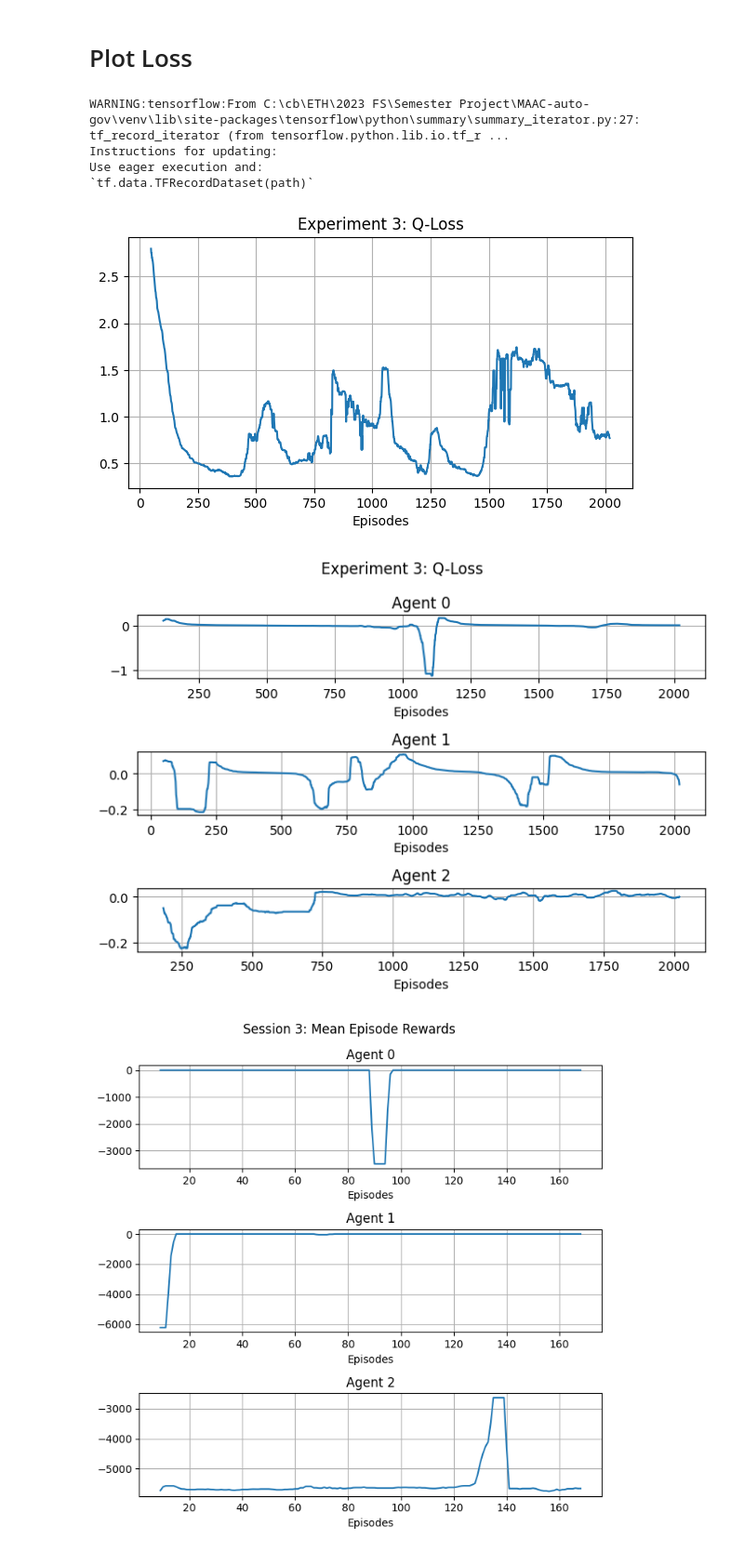
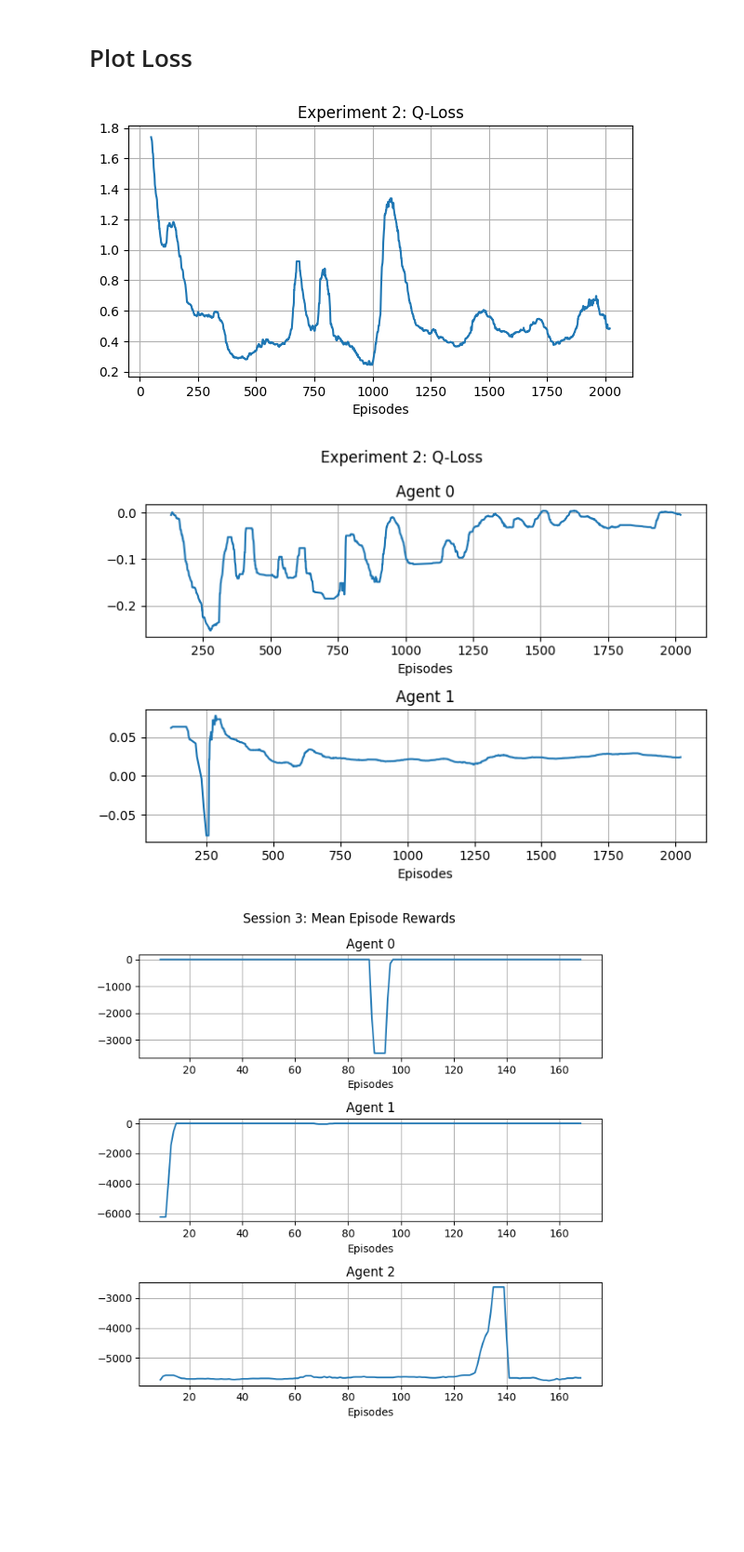
Before and after one commit to buehrerc/MAAC-auto-gov, a Jupyter notebook: analysis/generate_plots.ipynb, the cells around one changed output. Shown: that part at 93% size. Cells and saved outputs as stored; diff of their text form; code cells hidden in the pictures; blank space fills up the shorter version.

```diff
--- a/analysis/generate_plots.ipynb
+++ b/analysis/generate_plots.ipynb
@@ -6,8 +6,8 @@ from generate_plots import convert_tb_data
 # %% [markdown]
 # Plot Loss
 # %%
-SESSION_ID = 3
-RUN_ID = 2
+SESSION_ID = 2
+RUN_ID = 1
 # %%
 def generate_plot(df, col_name, title=None, filter_outliers=False, rolling_mean=False):
     df_filtered = df[df.name == col_name].reset_index(drop=True)
@@ -81,15 +81,11 @@ def plot_agent_reward(session_id, run_id, agent_num, filter_outliers=False):
 # %%
 df = format_plot(SESSION_ID, RUN_ID, rolling_mean=True)
 # %% [output]
-WARNING:tensorflow:From C:\cb\ETH\2023 FS\Semester Project\MAAC-auto-gov\venv\lib\site-packages\tensorflow\python\summary\summary_iterator.py:27: tf_record_iterator (from tensorflow.python.lib.io.tf_r ...
-Instructions for updating:
-Use eager execution and:
-`tf.data.TFRecordDataset(path)`
-[figure, old version]
+[figure, new version]
 # %%
-plot_agent_loss(SESSION_ID, RUN_ID, 3)
+plot_agent_loss(SESSION_ID, RUN_ID, 2)
 # %% [output]
-[figure, old version]
+[figure, new version]
 # %%
 plot_agent_reward(SESSION_ID, RUN_ID, 3)
 # %% [output]
```
Also changed, not shown: parts of 2 cells of this notebook, 2 other files.
